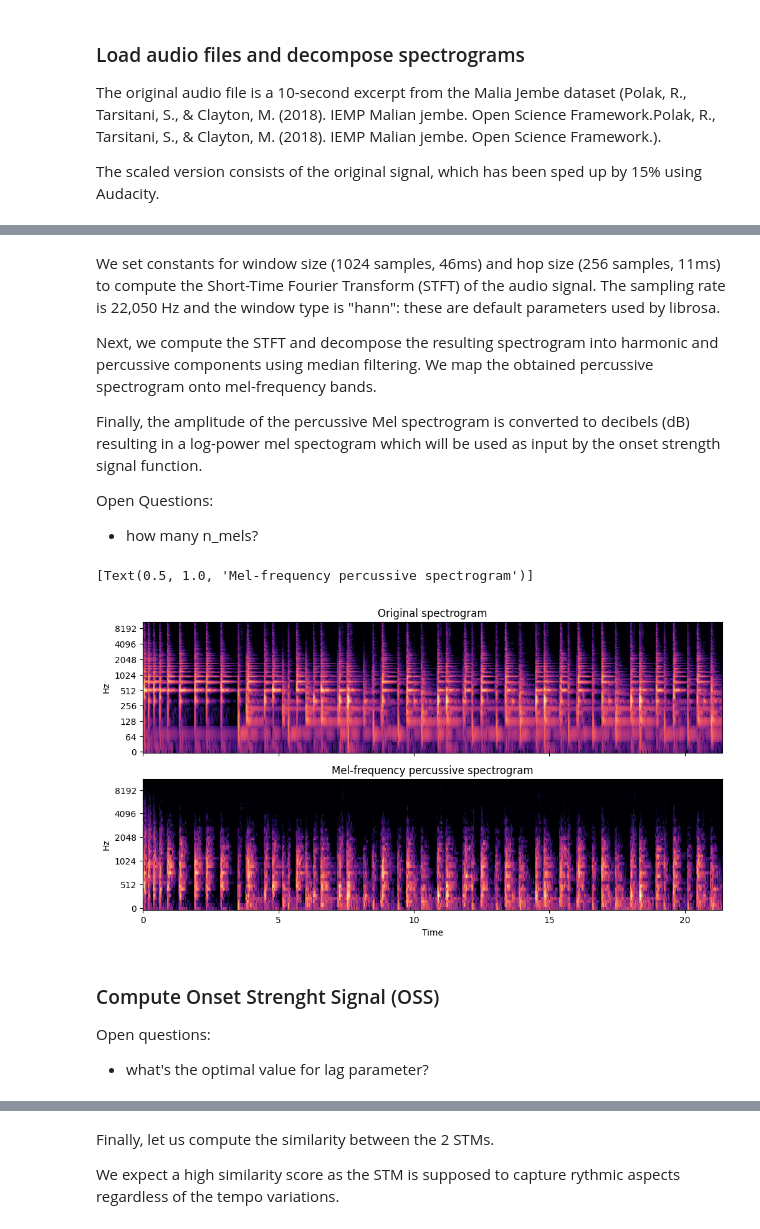
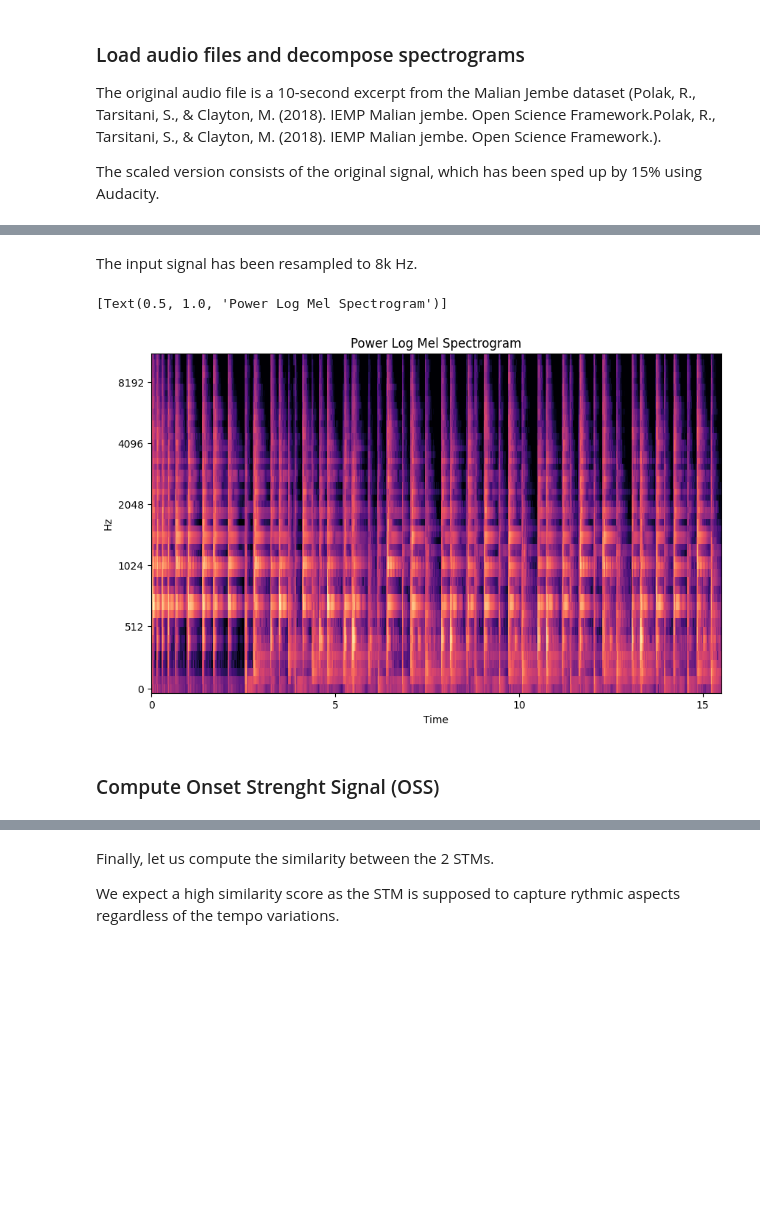
Before and after one commit to Masetto96/rhythmic-pattern-analysis, a Jupyter notebook: computation_demo.ipynb, the cells around one changed output, grey strips where cells are left out. Drawn from its saved outputs; the diff is of its cells as text; code cells hidden in the pictures; blank space fills up the shorter version.

```diff
--- a/computation_demo.ipynb
+++ b/computation_demo.ipynb
@@ -29,7 +28,7 @@ from numpy.linalg import norm
 # %% [markdown]
 ### Load audio files and decompose spectrograms
 
-The original audio file is a 10-second excerpt from the Malia Jembe dataset (Polak, R., Tarsitani, S., & Clayton, M. (2018). IEMP Malian jembe. Open Science Framework.Polak, R., Tarsitani, S., & Clayton, M. (2018). IEMP Malian jembe. Open Science Framework.).
+The original audio file is a 10-second excerpt from the Malian Jembe dataset (Polak, R., Tarsitani, S., & Clayton, M. (2018). IEMP Malian jembe. Open Science Framework.Polak, R., Tarsitani, S., & Clayton, M. (2018). IEMP Malian jembe. Open Science Framework.).
 
 The scaled version consists of the original signal, which has been sped up by 15% using Audacity.
 # %%
@@ -51,48 +53,25 @@ original version
 [interactive output not drawn]
 15% speeded up version
 [interactive output not drawn]
-# %% [markdown]
-We set constants for window size (1024 samples, 46ms) and hop size (256 samples, 11ms) to compute the Short-Time Fourier Transform (STFT) of the audio signal.
-The sampling rate is 22,050 Hz and the window type is "hann": these are default parameters used by librosa.
-
-Next, we compute the STFT and decompose the resulting spectrogram into harmonic and percussive components using median filtering. We map the obtained percussive spectrogram onto mel-frequency bands.
-
-Finally, the amplitude of the percussive Mel spectrogram is converted to decibels (dB) resulting in a log-power mel spectogram which will be used as input by the onset strength signal function.
-
-Open Questions:
-- how many n_mels?
-# %%
-window_size = 1024
-hop_size = 256
-
-# STFT and decompose original signal
-spec = librosa.stft(y, win_length=window_size, hop_length=hop_size)
-harm, percussive = librosa.decompose.hpss(spec)
-
-# STFT and decompose scaled signal
-spec_scaled = librosa.stft(y_scaled, win_length=window_size, hop_length=hop_size)
-harm_scaled, percu_scaled = librosa.decompose.hpss(spec_scaled)
-
-# map frequency bins onto mel scale
-percussive_mel = librosa.feature.melspectrogram(S=percussive, sr=sr, n_mels=50)
-percussive_mel_scaled = librosa.feature.melspectrogram(S=percu_scaled, sr=sr, n_mels=50)
-
-# Log-power spectrogram, used as input for the onset strenght signal function
-percussive_mel = librosa.amplitude_to_db(np.abs(percussive_mel), ref=np.max)
-percussive_mel_scaled = librosa.amplitude_to_db(np.abs(percussive_mel_scaled), ref=np.max)
-
-# plotting original spectogram and mel-percussive
-fig, ax = plt.subplots(nrows=2, figsize=(12, 6))
-img = librosa.display.specshow(librosa.amplitude_to_db(np.abs(spec), ref=np.max), y_axis="log", x_axis="time", ax=ax[0])
-ax[0].set(title="Original spectrogram")
-ax[0].label_outer()
-img = librosa.display.specshow(percussive_mel, x_axis="time", y_axis="mel", sr=sr, ax=ax[1])
-ax[1].set(title="Mel-frequency percussive spectrogram")
-# %% [output]
-[Text(0.5, 1.0, 'Mel-frequency percussive spectrogram')]
-[figure, removed]
+# %% [markdown]
+The input signal has been resampled to 8k Hz.
+# %%
+window_size = 256
+hop_size = 128
+n_mels = 50
+
+mel = librosa.feature.melspectrogram(y=y, sr=sr, n_mels=n_mels, win_length=window_size, hop_length=hop_size)
+mel_scaled = librosa.feature.melspectrogram(y=y_scaled, sr=sr, n_mels=n_mels, win_length=window_size, hop_length=hop_size)
+
+# # Log-power spectrogram, used as input for the onset strenght signal function
+mel = librosa.power_to_db(mel, ref=np.max)
+mel_scaled = librosa.power_to_db(mel_scaled, ref=np.max)
+
+fig, ax = plt.subplots(figsize=(10, 6))
+img = librosa.display.specshow(mel, y_axis="mel", x_axis="time", ax=ax)
+ax.set(title="Power Log Mel Spectrogram")
+# %% [output]
+[Text(0.5, 1.0, 'Power Log Mel Spectrogram')]
+[figure, added]
 # %% [markdown]
 ### Compute Onset Strenght Signal (OSS)
-
-Open questions:
-- what's the optimal value for lag parameter?
```
Also changed, not shown: parts of 9 cells of this notebook, 1 other file.
